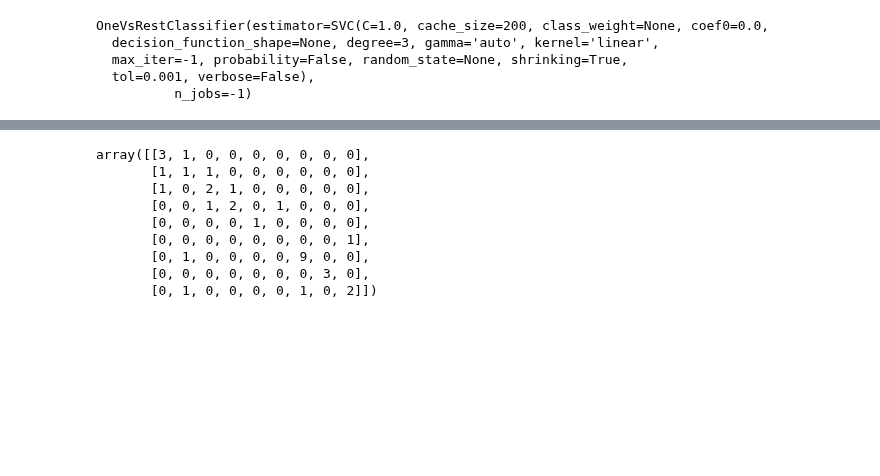
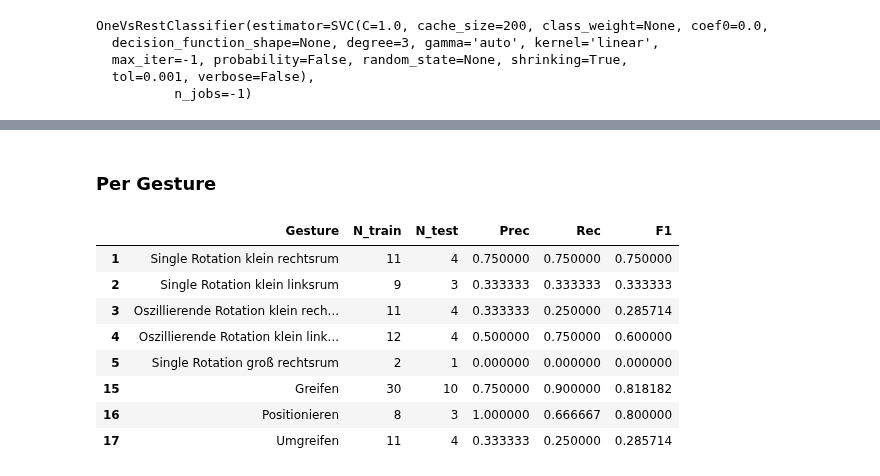
Before and after one commit to Make-O-Matic/MOM-Engine, a Jupyter notebook: data_preprocess.ipynb, the cells around one changed output, grey strips where cells are left out. Saved outputs shown, nothing was run; the diff lists cells and outputs as text; code cells hidden in the pictures; blank space fills up the shorter version.

```diff
--- a/data_preprocess.ipynb
+++ b/data_preprocess.ipynb
@@ -1095,13 +1097,36 @@ labels
+# %% [markdown]
+### Per Gesture
+# %%
+columns = ['Gesture','N_train','N_test','Prec','Rec','F1']
+result_df = pd.DataFrame(index=labels,columns=columns)
+# %%
+# TODO check if the sorting of precision_score etc. is really in this order!!
+labels = sorted(np.unique(test_classes))
+gesture_names = [gesture_name(l) for l in labels]
+result_df['Gesture'] = gesture_names
+# %%
+# number of train / test instances
+values, counts = np.unique(train_classes, return_counts=True)
+result_df['N_train'] = pd.Series(counts, index=values)
+values, counts = np.unique(test_classes, return_counts=True)
+result_df['N_test'] = pd.Series(counts, index=values)
+# %%
+# per class evaluation
+result_df['Prec'] = precision_score(test_classes, pred_test, average=None)
+result_df['Rec'] = recall_score(test_classes, pred_test, average=None)
+result_df['F1'] = f1_score(test_classes, pred_test, average=None)
+# %%
+result_df
+# %% [output]
+|  | Gesture | N_train | N_test | Prec | Rec | F1 |
+| 1 | Single Rotation klein rechtsrum | 11 | 4 | 0.750000 | 0.750000 | 0.750000 |
+| 2 | Single Rotation klein linksrum | 9 | 3 | 0.333333 | 0.333333 | 0.333333 |
+| 3 | Oszillierende Rotation klein rech... | 11 | 4 | 0.333333 | 0.250000 | 0.285714 |
+| 4 | Oszillierende Rotation klein link... | 12 | 4 | 0.500000 | 0.750000 | 0.600000 |
+| 5 | Single Rotation groß rechtsrum | 2 | 1 | 0.000000 | 0.000000 | 0.000000 |
+| 15 | Greifen | 30 | 10 | 0.750000 | 0.900000 | 0.818182 |
+| 16 | Positionieren | 8 | 3 | 1.000000 | 0.666667 | 0.800000 |
+| 17 | Umgreifen | 11 | 4 | 0.333333 | 0.250000 | 0.285714 |
 # %%
 # Confusion Matrix
-confusion_matrix(test_classes, pred_test) #, labels=labels)
+conf = confusion_matrix(test_classes, pred_test, labels=labels) # labels defines the order
-# %% [output]
-array([[3, 1, 0, 0, 0, 0, 0, 0, 0],
-       [1, 1, 1, 0, 0, 0, 0, 0, 0],
-       [1, 0, 2, 1, 0, 0, 0, 0, 0],
-       [0, 0, 1, 2, 0, 1, 0, 0, 0],
-       [0, 0, 0, 0, 1, 0, 0, 0, 0],
-       [0, 0, 0, 0, 0, 0, 0, 0, 1],
-       [0, 1, 0, 0, 0, 0, 9, 0, 0],
-       [0, 0, 0, 0, 0, 0, 0, 3, 0],
-       [0, 1, 0, 0, 0, 0, 1, 0, 2]])
```
Also changed, not shown: parts of 29 cells of this notebook.
